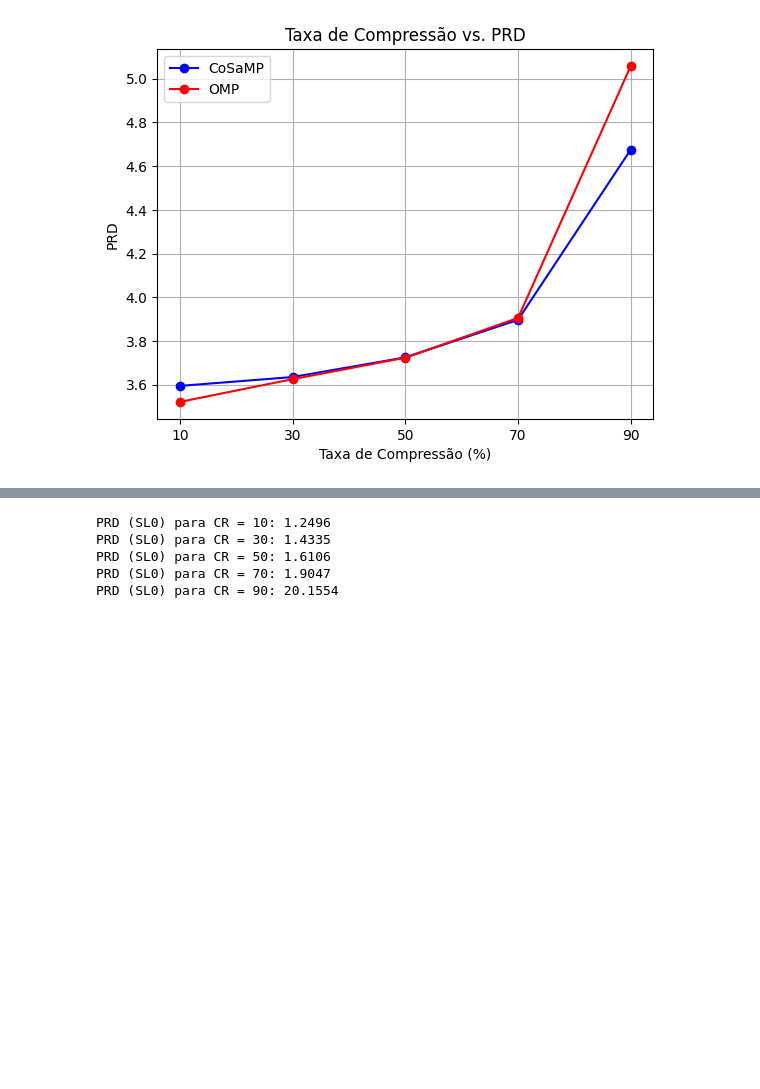
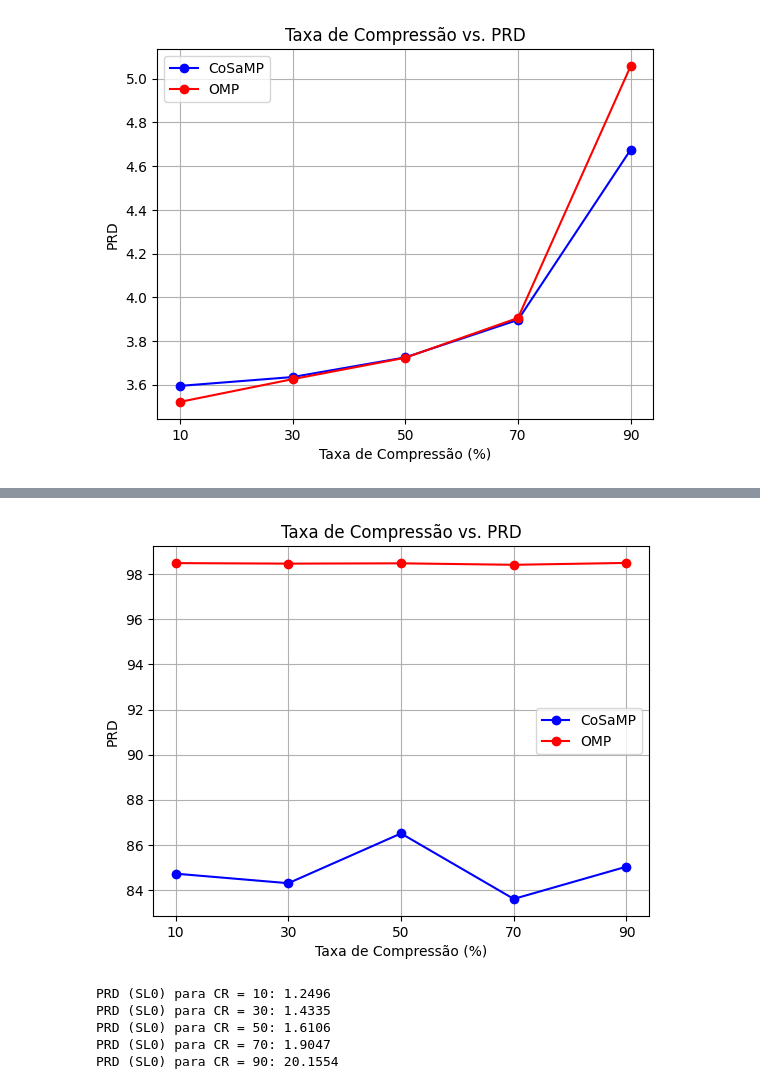
Before and after one commit to AugustoBonifacio001/AugustoBonifacio001, a Jupyter notebook: iteração_com_cálculos_do_PRD.ipynb, the cells around one changed output, grey strips where cells are left out. Drawn from its saved outputs; the diff is of its cells as text; code cells hidden in the pictures; blank space fills up the shorter version.

```diff
--- a/iteração_com_cálculos_do_PRD.ipynb
+++ b/iteração_com_cálculos_do_PRD.ipynb
@@ -115,0 +202,26 @@ plt.show()
+# %%
+
+
+# Valores fornecidos
+CR_valores = [10, 30, 50, 70, 90]
+PRD_cosamp_valores = [84.7227, 84.2997,86.5067,83.6028, 85.0332,]
+PRD_omp_valores = [98.4945, 98.4715 ,98.4849 , 98.4198, 98.5027 ]
+
+# Plotando os valores de PRD para CoSaMP
+plt.plot(CR_valores, PRD_cosamp_valores, marker='o', color='blue', label='CoSaMP')
+
+# Plotando os valores de PRD para OMP
+plt.plot(CR_valores, PRD_omp_valores, marker='o', color='red', label='OMP')
+
+# Configurações do gráfico
+plt.title('Taxa de Compressão vs. PRD')
+plt.xlabel('Taxa de Compressão (%)')
+plt.ylabel('PRD')
+plt.xticks(CR_valores)  # Definindo os valores do eixo x
+plt.grid(True)
+plt.legend()
+
+# Exibindo o gráfico
+plt.show()
+# %% [output]
+[figure, added]
```
Also changed, not shown: parts of 4 cells of this notebook.
